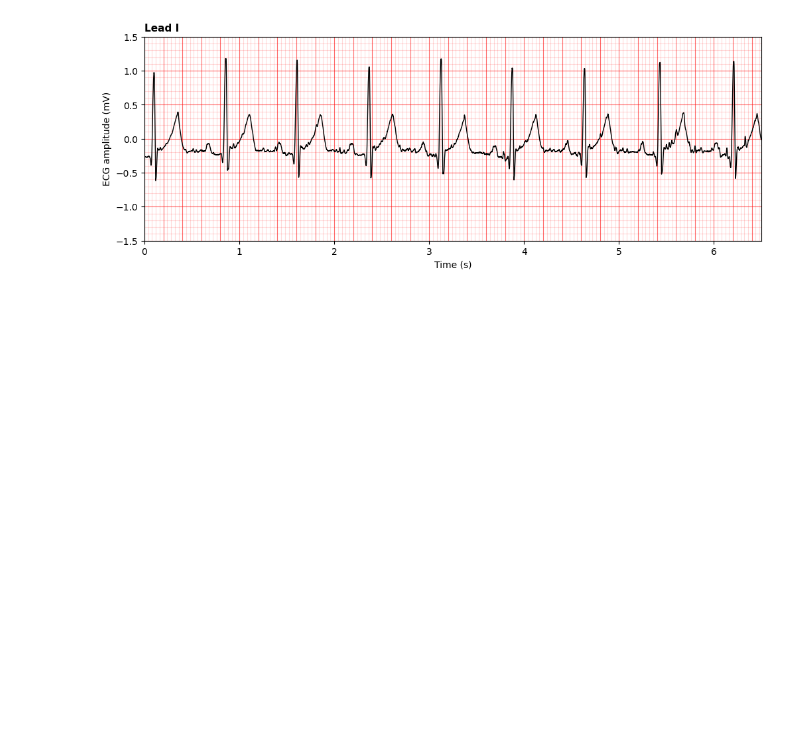
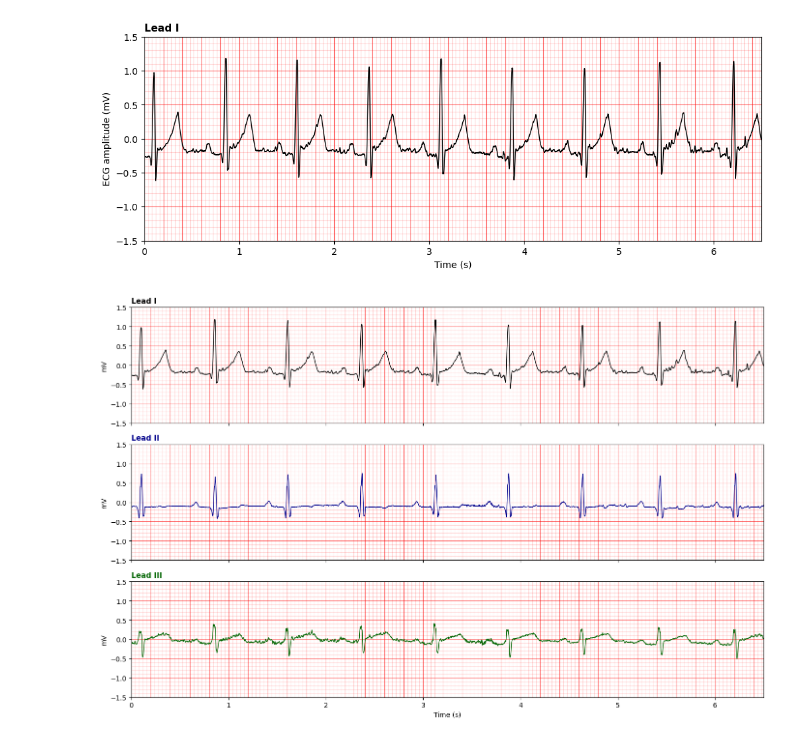
Before and after one commit to jenniferhoumard/Series01-python, a Jupyter notebook: Series01-python.ipynb, the cells around one changed output. Drawn from its saved outputs; the diff is of its cells as text; code cells hidden in the pictures; blank space fills up the shorter version.

Commit message:
Test three ECG subplot positions
Place Leads I, II, and III in separate vertical subplot positions to check their grids, signals, colors, names, and shared time layout.

```diff
--- a/Series01-python.ipynb
+++ b/Series01-python.ipynb
@@ -643,3 +643,41 @@ def plot_one_lead_in_subplots(
         # Hide the time numbers under the first two subplots.
         # The three subplots use the same time axis, so only the bottom one needs them.
         plt.tick_params(labelbottom=False)
+# %%
+# Create one empty figure that will contain three subplots.
+plt.figure(figsize=(14, 9)) # The complete figure is 14 inches wide and 9 inches high.
+
+# Place Lead I in the first subplot.
+plot_one_lead_in_subplots(
+    subplot=1,               # Use the first subplot position.
+    time=time_seconds,       # Use time in seconds.
+    ecg=ecg_data_mv[:, 0],   # Select every row from column 0.
+    lead_name="Lead I",      # Name this signal Lead I.
+    color="black"            # Draw the signal in black.
+)
+
+# Place Lead II in the second subplot.
+plot_one_lead_in_subplots(
+    subplot=2,               # Use the second subplot position.
+    time=time_seconds,       # Use the same time values.
+    ecg=ecg_data_mv[:, 1],   # Select every row from column 1.
+    lead_name="Lead II",     # Name this signal Lead II.
+    color="darkblue"         # Draw the signal in dark blue.
+)
+
+# Place Lead III in the third subplot.
+plot_one_lead_in_subplots(
+    subplot=3,               # Use the third subplot position.
+    time=time_seconds,       # Use the same time values.
+    ecg=ecg_data_mv[:, 2],   # Select every row from column 2.
+    lead_name="Lead III",    # Name this signal Lead III.
+    color="darkgreen"        # Draw the signal in dark green.
+)
+
+# Adjust the spaces between the three subplots.
+plt.tight_layout()
+
+# Display the complete test figure.
+plt.show()
+# %% [output]
+[figure, added]
```
